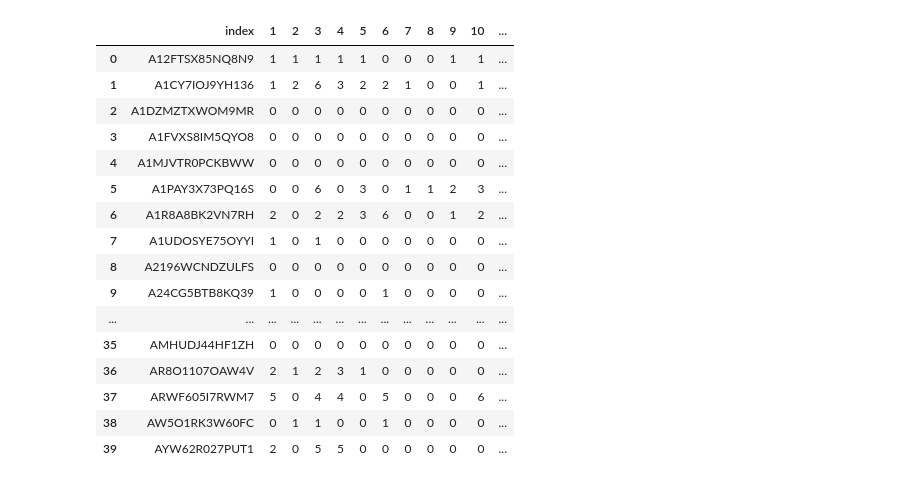
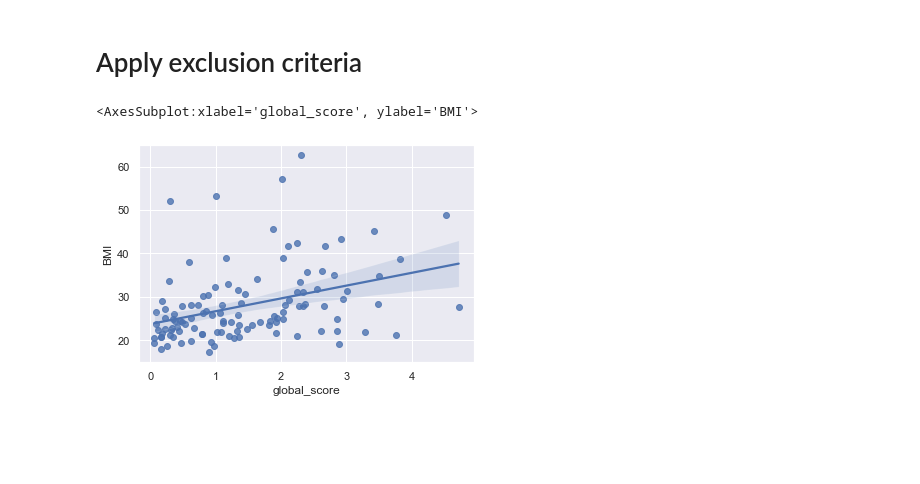
Before and after one commit to Sepsad/Interindividual-differences-in-Learning-to-Act-or-Avoid, a Jupyter notebook: Questionnaire_cleaning.ipynb, the cells around one changed output. Cells and saved outputs as stored; diff of their text form; code cells hidden in the pictures; blank space fills up the shorter version.

Commit message:
questionnaire cleaning updated

```diff
--- a/Questionnaire_cleaning.ipynb
+++ b/Questionnaire_cleaning.ipynb
@@ -29,3 +15,5 @@ len(df.mturkID.unique())
+# %%
+df = pd.read_csv("./Data/ede-questionnaire-third-round.csv")
 # %%
 questionnaire_raw_data = df
 # questionnaire_raw_data = questionnaire_raw_data.dropna(axis=0, how='any')
@@ -69,3 +54,6 @@ df_dict = {}
 
 for i in a.iterrows():
     df_dict[(i[1]['mturkID'])] = i[1]['clean_responses_dict']
+questionnaire_clean_data = pd.DataFrame(df_dict).transpose().reset_index()
+for i in range(0,48):
+    questionnaire_clean_data[str(i+1)] =(questionnaire_clean_data[str(i+1)].astype(float))
@@ -74,20 +60,30 @@ df = pd.DataFrame(df_dict).transpose().reset_index()
-# %%
-df
-# %% [output]
-|  | index | 1 | 2 | 3 | 4 | 5 | 6 | 7 | 8 | 9 | 10 | ... |
-| 0 | A12FTSX85NQ8N9 | 1 | 1 | 1 | 1 | 1 | 0 | 0 | 0 | 1 | 1 | ... |
-| 1 | A1CY7IOJ9YH136 | 1 | 2 | 6 | 3 | 2 | 2 | 1 | 0 | 0 | 1 | ... |
-| 2 | A1DZMZTXWOM9MR | 0 | 0 | 0 | 0 | 0 | 0 | 0 | 0 | 0 | 0 | ... |
-| 3 | A1FVXS8IM5QYO8 | 0 | 0 | 0 | 0 | 0 | 0 | 0 | 0 | 0 | 0 | ... |
-| 4 | A1MJVTR0PCKBWW | 0 | 0 | 0 | 0 | 0 | 0 | 0 | 0 | 0 | 0 | ... |
-| 5 | A1PAY3X73PQ16S | 0 | 0 | 6 | 0 | 3 | 0 | 1 | 1 | 2 | 3 | ... |
-| 6 | A1R8A8BK2VN7RH | 2 | 0 | 2 | 2 | 3 | 6 | 0 | 0 | 1 | 2 | ... |
-| 7 | A1UDOSYE75OYYI | 1 | 0 | 1 | 0 | 0 | 0 | 0 | 0 | 0 | 0 | ... |
-| 8 | A2196WCNDZULFS | 0 | 0 | 0 | 0 | 0 | 0 | 0 | 0 | 0 | 0 | ... |
-| 9 | A24CG5BTB8KQ39 | 1 | 0 | 0 | 0 | 0 | 1 | 0 | 0 | 0 | 0 | ... |
-| ... | ... | ... | ... | ... | ... | ... | ... | ... | ... | ... | ... | ... |
-| 35 | AMHUDJ44HF1ZH | 0 | 0 | 0 | 0 | 0 | 0 | 0 | 0 | 0 | 0 | ... |
-| 36 | AR8O1107OAW4V | 2 | 1 | 2 | 3 | 1 | 0 | 0 | 0 | 0 | 0 | ... |
-| 37 | ARWF605I7RWM7 | 5 | 0 | 4 | 4 | 0 | 5 | 0 | 0 | 0 | 6 | ... |
-| 38 | AW5O1RK3W60FC | 0 | 1 | 1 | 0 | 0 | 1 | 0 | 0 | 0 | 0 | ... |
-| 39 | AYW62R027PUT1 | 2 | 0 | 5 | 5 | 0 | 0 | 0 | 0 | 0 | 0 | ... |
+# %%
+questionnaire_clean_data['restraint'] = ((questionnaire_clean_data['1']) + questionnaire_clean_data['2'] + questionnaire_clean_data['3'] + (questionnaire_clean_data['4']) + (questionnaire_clean_data['5']))/5
+
+questionnaire_clean_data['eating_concern'] = ((questionnaire_clean_data['7']) + questionnaire_clean_data['9'] + questionnaire_clean_data['20'] + (questionnaire_clean_data['19']) + (questionnaire_clean_data['21']))/5
+questionnaire_clean_data['weight_concern'] = ((questionnaire_clean_data['22']) + questionnaire_clean_data['24'] + questionnaire_clean_data['8'] + (questionnaire_clean_data['25']) + (questionnaire_clean_data['12']))/5
+questionnaire_clean_data['shape_concern'] = ((questionnaire_clean_data['6']) + questionnaire_clean_data['8'] + questionnaire_clean_data['23'] + (questionnaire_clean_data['10']) + (questionnaire_clean_data['26']) \
+    + questionnaire_clean_data['27'] + questionnaire_clean_data['28'] + questionnaire_clean_data['11'])/8
+questionnaire_clean_data['global_score'] = (questionnaire_clean_data['restraint'] + questionnaire_clean_data['eating_concern'] + questionnaire_clean_data['weight_concern'] + questionnaire_clean_data['shape_concern'])/4
+
+questionnaire_clean_data['height_m'] = questionnaire_clean_data['heightfeet'].astype(float) * 0.3048 + questionnaire_clean_data['heightinch'].astype(float) * 0.0254
+questionnaire_clean_data['weight_kg'] = questionnaire_clean_data['weight'].astype(float)*0.453592
+questionnaire_clean_data['BMI'] = questionnaire_clean_data['weight_kg']/questionnaire_clean_data['height_m']**2
+
+questionnaire_clean_data['var_likert'] = questionnaire_clean_data[['1','2','3','4','5', '6', '7', '8','9','10','11','12','19','20','21','22','23','24','25','26','27','28']].std(axis=1)
+
+a = (np.zeros(questionnaire_clean_data.shape[0]))
+
+for i in range(29, 49):
+    a += questionnaire_clean_data[str(i)]/20
+
+questionnaire_clean_data['desire_to_control'] = a
+# %% [markdown]
+# Apply exclusion criteria
+# %%
+questionnaire_clean_data = questionnaire_clean_data[questionnaire_clean_data.var_likert != 0]
+# %%
+sns.regplot(x='global_score', y='BMI', data=questionnaire_clean_data)
+# %% [output]
+<AxesSubplot:xlabel='global_score', ylabel='BMI'>
+[figure, added]
```
Also changed, not shown: parts of 17 cells of this notebook.
